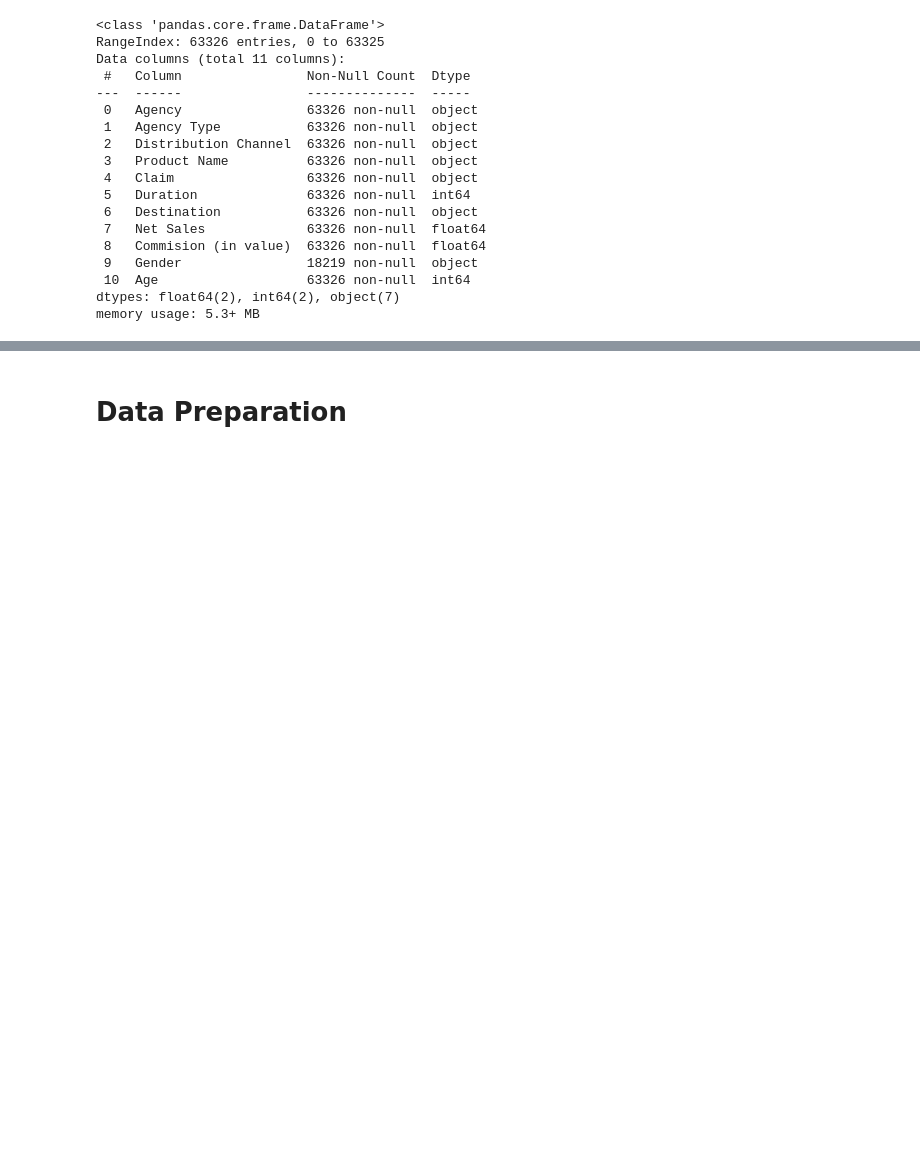
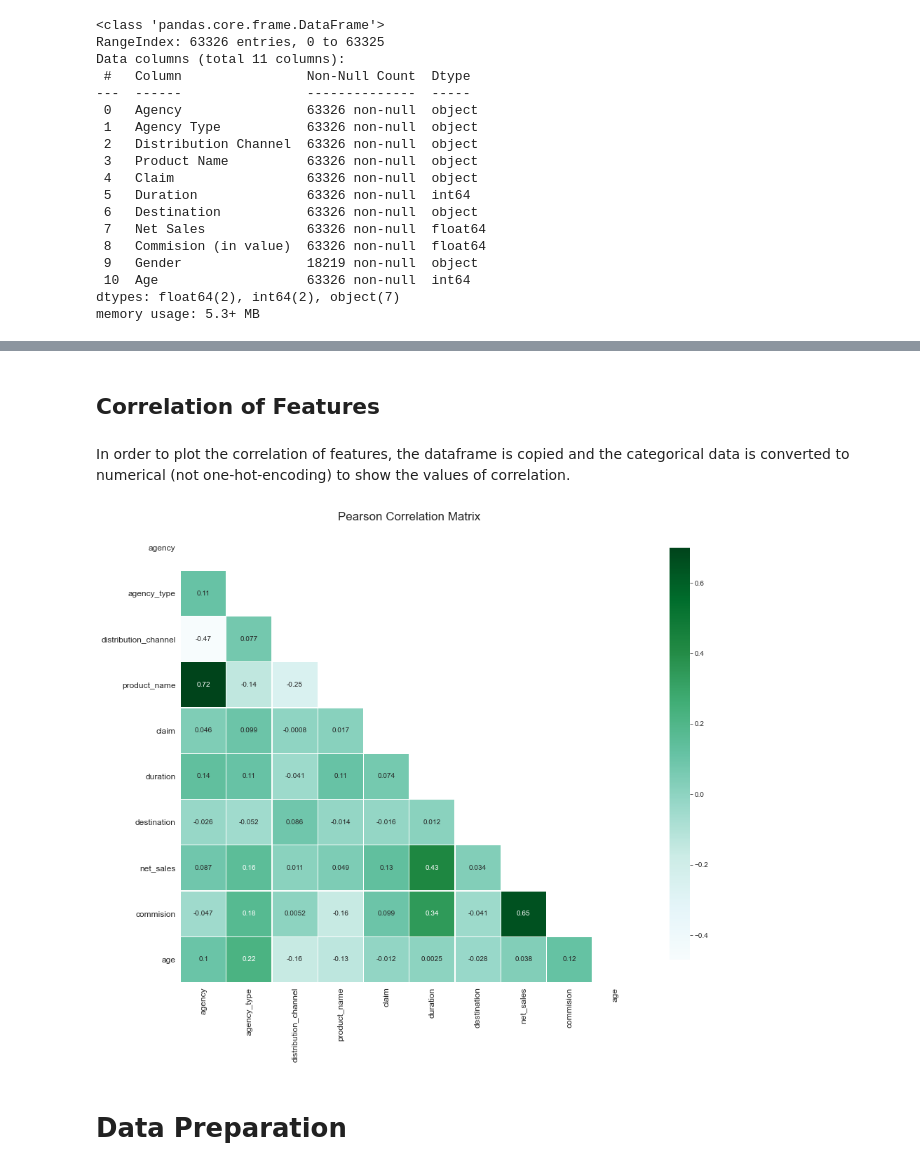
Before and after one commit to afanta-fi/travel_insurance_servicing, a Jupyter notebook: index.ipynb, the cells around one changed output, grey strips where cells are left out. Cells and saved outputs as stored; diff of their text form; code cells hidden in the pictures; blank space fills up the shorter version.

Commit message:
Correlation matrix

```diff
--- a/index.ipynb
+++ b/index.ipynb
@@ -40,0 +53,4 @@ memory usage: 5.3+ MB
+# %%
+df.columns = [s[:s.find('(')] if '(' in s else s for s in df.columns]
+df.columns = ['_'.join(s.lower().split()) for s in df.columns]
+df.info()
@@ -46,0 +107,8 @@ Index(['Gender'], dtype='object')
+# %%
+# Helper function to convert pandas series to dataframe
+def series_2_dataframe(s, cols):
+    # Create a dataframe and reset index
+    s = pd.DataFrame(s).reset_index()
+    # Rename columns and return dataframe
+    s.columns = cols
+    return s
@@ -47,3 +204,42 @@ Index(['Gender'], dtype='object')
+# %% [markdown]
+## Correlation of Features
+# %% [markdown]
+In order to plot the correlation of features, the dataframe is copied and the categorical data is converted to numerical (not one-hot-encoding) to show the values of correlation.
+# %%
+# Change seaborn style
+sns.set_style('white')
+
+# Copy df with 'gender' column dropped
+dum_df = df.drop('gender', axis=1)
+
+# Iterate through categorical columns and factorize values
+for col in (non_bin_cat_cols+bin_cat_cols):
+    dum_df[col] = pd.factorize(dum_df[col])[0]
+
+# Select features for correlation analysis
+features = dum_df.columns
+
+# Create a triangular mask to show the lower triangular section of the heatmap
+mask = np.zeros_like(dum_df[features].corr(), dtype=np.bool)
+mask[np.triu_indices_from(mask)] = True
+
+# Initialize plot
+fig, ax = plt.subplots(figsize=(16, 12))
+plt.title('Pearson Correlation Matrix',fontsize=17)
+
+# Plot the Pearson Correlation Matrix for the numeric columns
+sns.heatmap(dum_df[features].corr(),linewidths=0.25,vmax=0.7,square=True,
+            cmap="BuGn",linecolor='w',annot=True,annot_kws={"size":10},
+            mask=mask,cbar_kws={"shrink": .9},ax=ax);
+
+# Adjust font size of ticks
+ax.set_xticklabels(ax.get_xmajorticklabels(),fontsize=12);
+ax.set_yticklabels(ax.get_ymajorticklabels(),fontsize=12);
+
+# Save plot
+#plt.savefig('images/corr.png')
+# %% [output]
+[figure, added]
 # %% [markdown]
 # Data Preparation
 # %%
```
Also changed, not shown: parts of 26 cells of this notebook.
